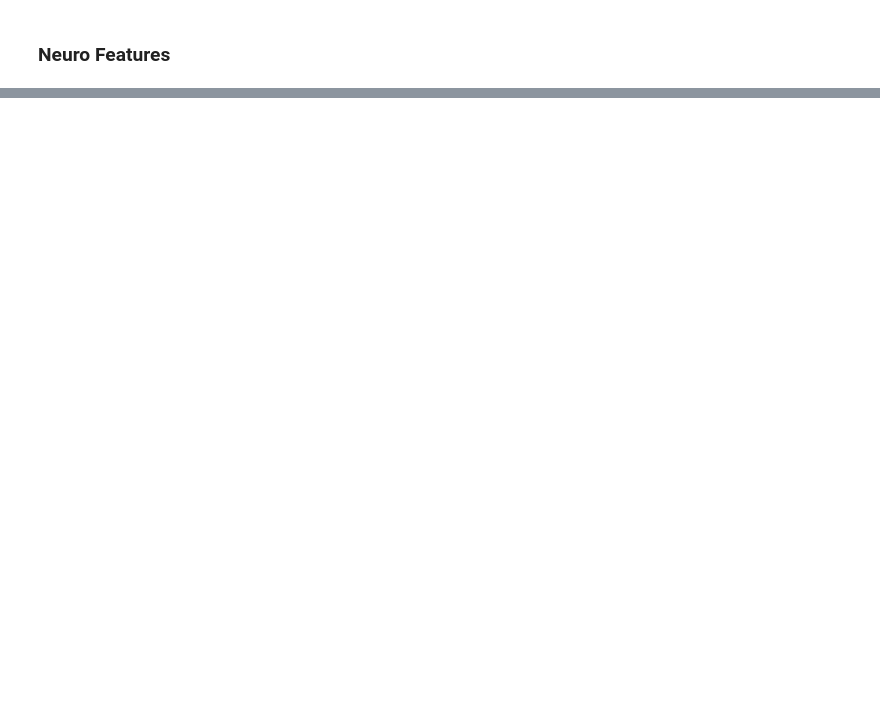
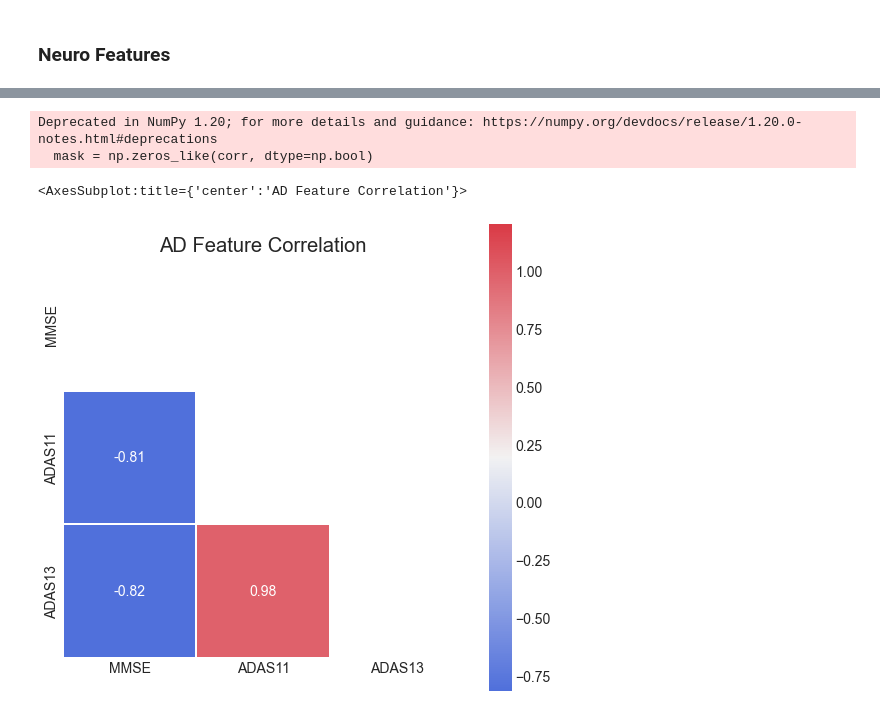
Before and after one commit to umayaaah/xai-for-alzheimer-prediction, a Jupyter notebook: preprocessing/explore-ad-data.ipynb, the cells around one changed output, grey strips where cells are left out. Saved outputs shown, nothing was run; the diff lists cells and outputs as text; code cells hidden in the pictures; blank space fills up the shorter version.

```diff
--- a/preprocessing/explore-ad-data.ipynb
+++ b/preprocessing/explore-ad-data.ipynb
@@ -158,4 +128,4 @@ plt.show()
 # %% [markdown]
 ### Neuro Features
 # %%
-data = pd.read_csv('/Users/umayah/Documents/uni/Project/code/training/AD_NC/data/Neuro_AD_NC.csv', index_col=False)
+data = pd.read_csv('data/Neuro_AD_NC.csv', index_col=False)
@@ -161,0 +144,25 @@ data = pd.read_csv('/Users/umayah/Documents/uni/Project/code/training/AD_NC/data
+# %%
+# # plot correlation matrix
+plt.style.use('fivethirtyeight')
+sns.set_style("white")
+# Compute the correlation matrix
+corr = data.corr()
+
+# Generate a mask for the upper triangle
+mask = np.zeros_like(corr, dtype=np.bool)
+mask[np.triu_indices_from(mask)] = True
+
+# Set up the matplotlib figure
+_, ax = plt.subplots(figsize=(8, 8))
+plt.title('AD Feature Correlation')
+
+# Generate a custom diverging colormap
+cmap = sns.diverging_palette(260, 10, as_cmap=True)
+
+# Draw the heatmap with the mask and correct aspect ratio
+sns.heatmap(corr, vmax=1.2, square='square', cmap=cmap, mask=mask, ax=ax,annot=True, fmt='.2g',linewidths=2)
+# %% [output]
+Deprecated in NumPy 1.20; for more details and guidance: https://numpy.org/devdocs/release/1.20.0-notes.html#deprecations
+  mask = np.zeros_like(corr, dtype=np.bool)
+<AxesSubplot:title={'center':'AD Feature Correlation'}>
+[figure, added]
```
Also changed, not shown: parts of 18 cells of this notebook, 3 other files.
